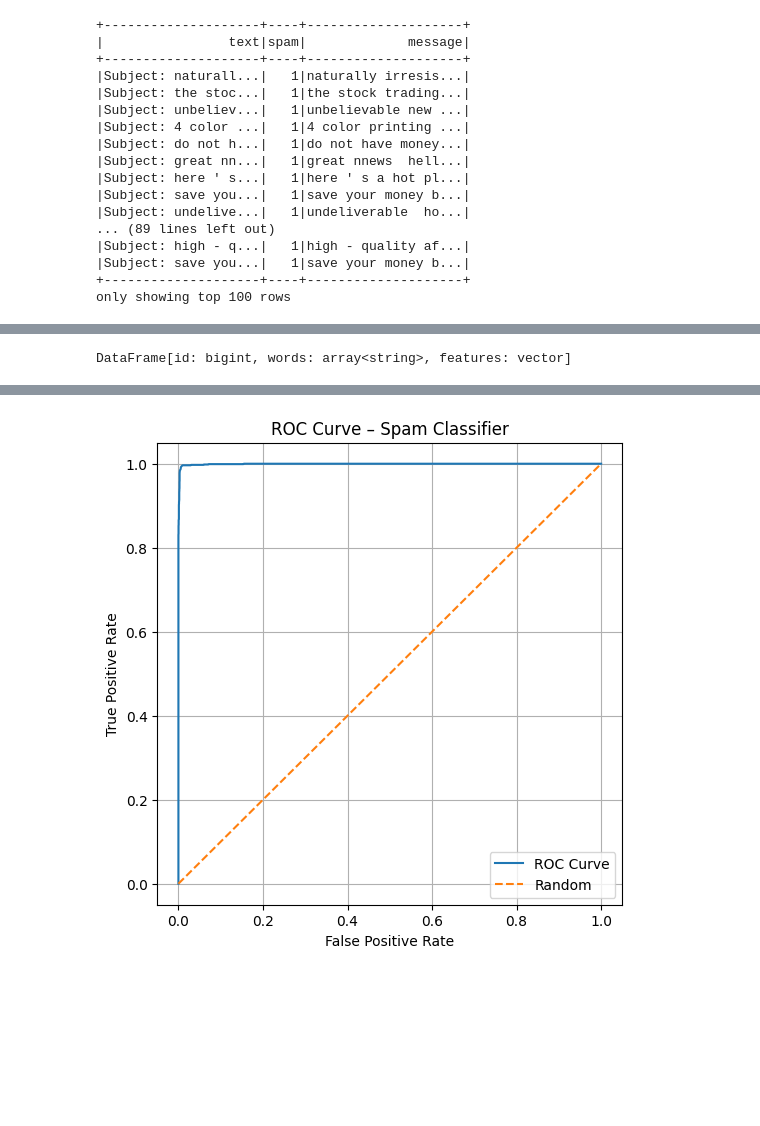
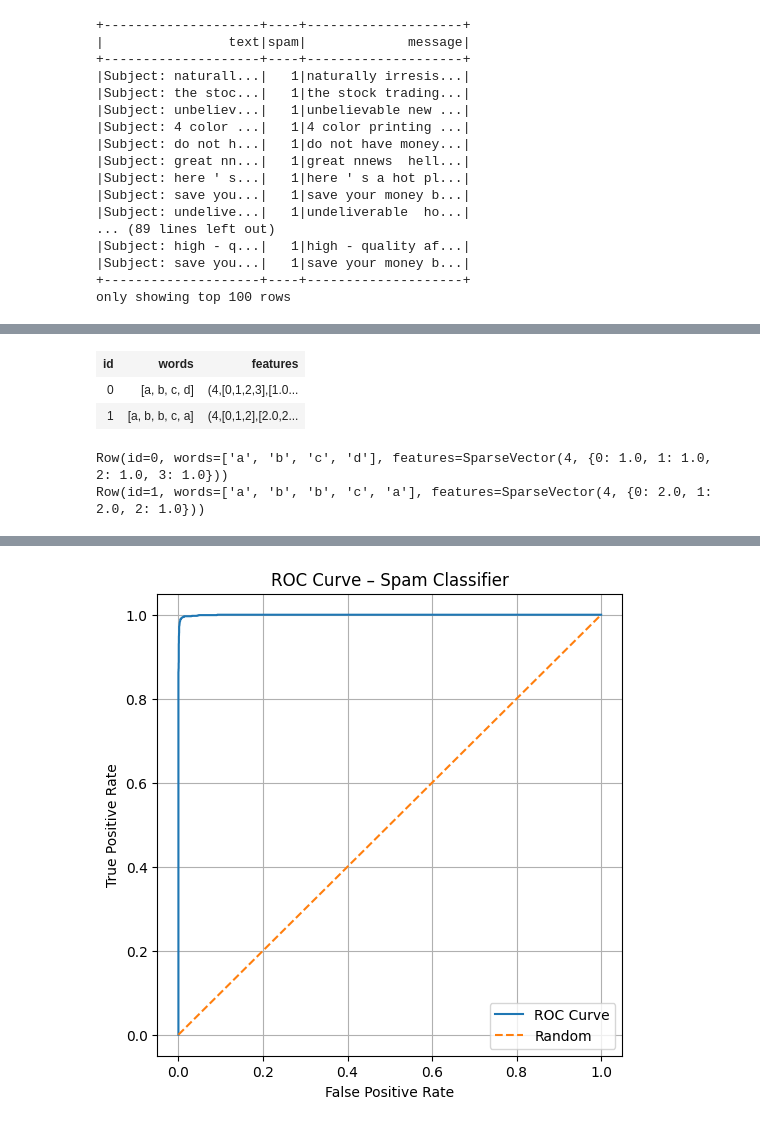
Before and after one commit to prubach/pyspark-graphs, a Jupyter notebook: Spam Classification - IDF.ipynb, the cells around one changed output, grey strips where cells are left out. Drawn from its saved outputs; the diff is of its cells as text; code cells hidden in the pictures; blank space fills up the shorter version.

```diff
--- a/Spam Classification - IDF.ipynb
+++ b/Spam Classification - IDF.ipynb
@@ -103,11 +171,17 @@ DataFrame[id: bigint, words: array<string>]
 # %%
 cv = CountVectorizer(inputCol='words', outputCol='features', vocabSize=4, minDF=0.1)
 model = cv.fit(df_test)
 result = model.transform(df_test)
 display(result)
+for r in result.collect():
+    print(r)
 #result.show()
 # %% [output]
+| id | words | features |
+| 0 | [a, b, c, d] | (4,[0,1,2,3],[1.0... |
+| 1 | [a, b, b, c, a] | (4,[0,1,2],[2.0,2... |
-DataFrame[id: bigint, words: array<string>, features: vector]
+Row(id=0, words=['a', 'b', 'c', 'd'], features=SparseVector(4, {0: 1.0, 1: 1.0, 2: 1.0, 3: 1.0}))
+Row(id=1, words=['a', 'b', 'b', 'c', 'a'], features=SparseVector(4, {0: 2.0, 1: 2.0, 2: 1.0}))
 # %%
 from pyspark.ml.feature import CountVectorizer
 cv = CountVectorizer(inputCol='words', outputCol='features')
```
Also changed, not shown: parts of 19 cells of this notebook.
